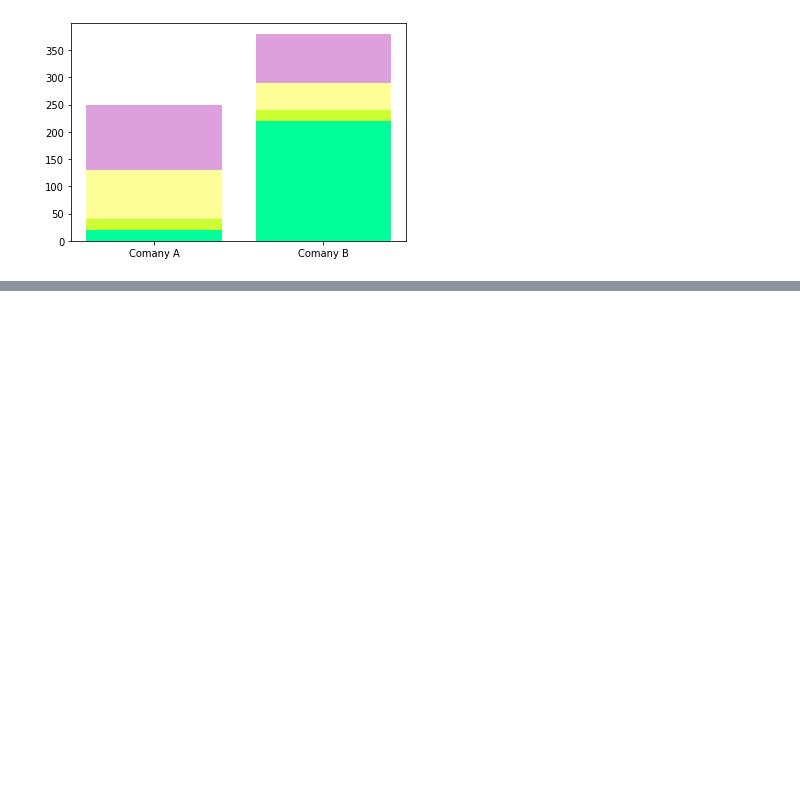
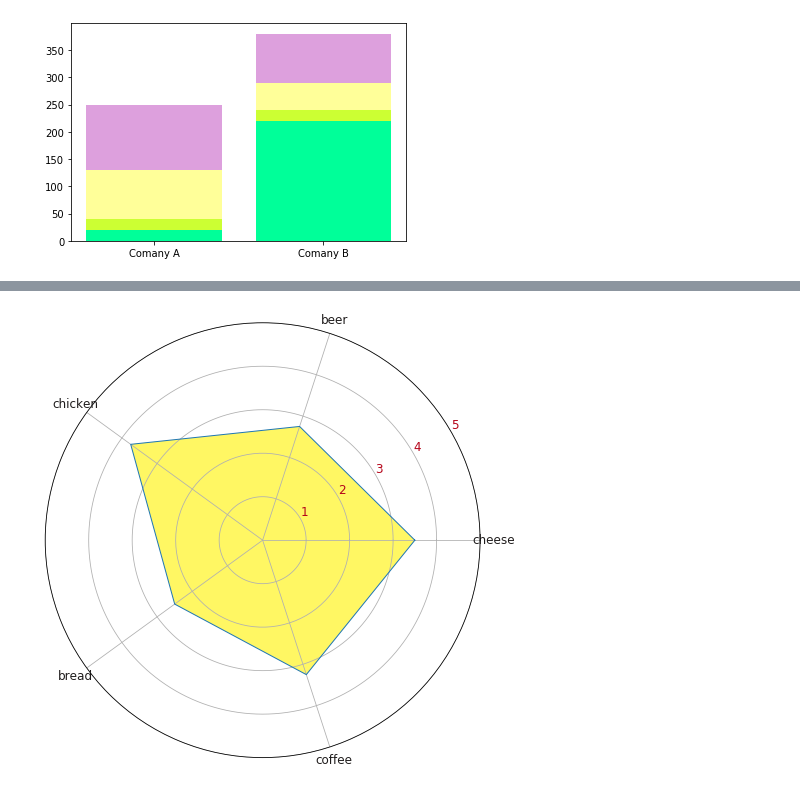
Before and after one commit to nithitprawitkan/python_dataviz, a Jupyter notebook: Visualize Data Comparison.ipynb, the cells around one changed output, grey strips where cells are left out. Cells and saved outputs as stored; diff of their text form; code cells hidden in the pictures; blank space fills up the shorter version.

```diff
--- a/Visualize Data Comparison.ipynb
+++ b/Visualize Data Comparison.ipynb
@@ -109,0 +189,7 @@ plt.bar([1,2],saledata.iloc[:,3],bottom=saledata.iloc[:,0]+saledata.iloc[:,1]+sa
+# %%
+table_1 = [{'client_id': 'c1','cheese': 2,'beer': 2,'chicken': 5,'bread': 4,'coffee': 2},
+           {'client_id': 'c2','cheese': 5,'beer': 1,'chicken': 3,'bread': 3,'coffee': 3},
+           {'client_id': 'c3','cheese': 4,'beer': 3,'chicken': 3,'bread': 2,'coffee': 5},
+           {'client_id': 'c4','cheese': 3,'beer': 5,'chicken': 4,'bread': 1,'coffee': 3}]
+df_table1 = pd.DataFrame(table_1)
+df_table1
@@ -109,0 +202,23 @@ plt.bar([1,2],saledata.iloc[:,3],bottom=saledata.iloc[:,0]+saledata.iloc[:,1]+sa
+# %%
+categories = list(df_table1)[1:]
+# %%
+values = df_table1.mean().values.flatten().tolist()
+values += values[:1] # repeat the first value to close the circular graph
+angles = [n / float(len(categories)) * 2 * pi for n in range(len(categories))]
+angles += angles[:1]
+# %%
+fig, ax = plt.subplots(nrows=1, ncols=1, figsize=(8, 8),
+                       subplot_kw=dict(polar=True))
+
+plt.xticks(angles[:-1], categories, color='#1f1c1c', size=12)
+plt.yticks(np.arange(1, 6), ['1', '2', '3', '4', '5'],
+           color='#b5051a', size=12)
+plt.ylim(0, 5)
+ax.set_rlabel_position(30)
+
+ax.plot(angles, values, linewidth=1, linestyle='solid')
+ax.fill(angles, values, '#fff421', alpha=0.7)
+
+plt.show()
+# %% [output]
+[figure, added]
```
Also changed, not shown: parts of 47 cells of this notebook, 4 other files.
